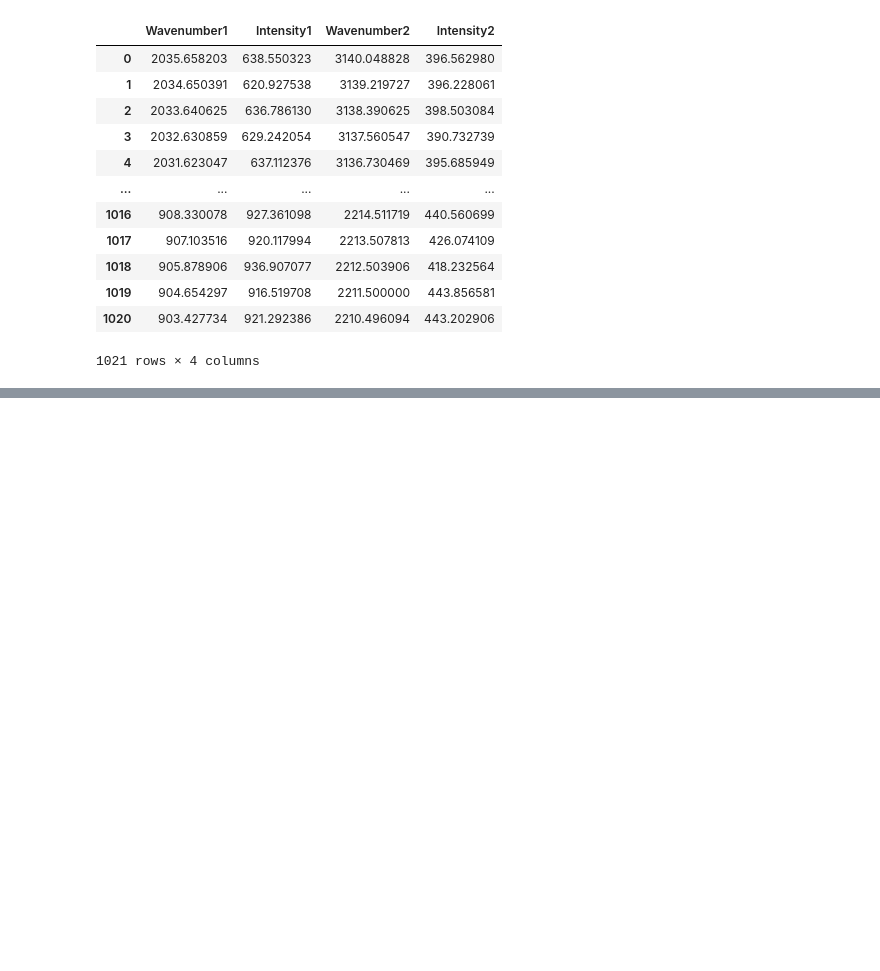
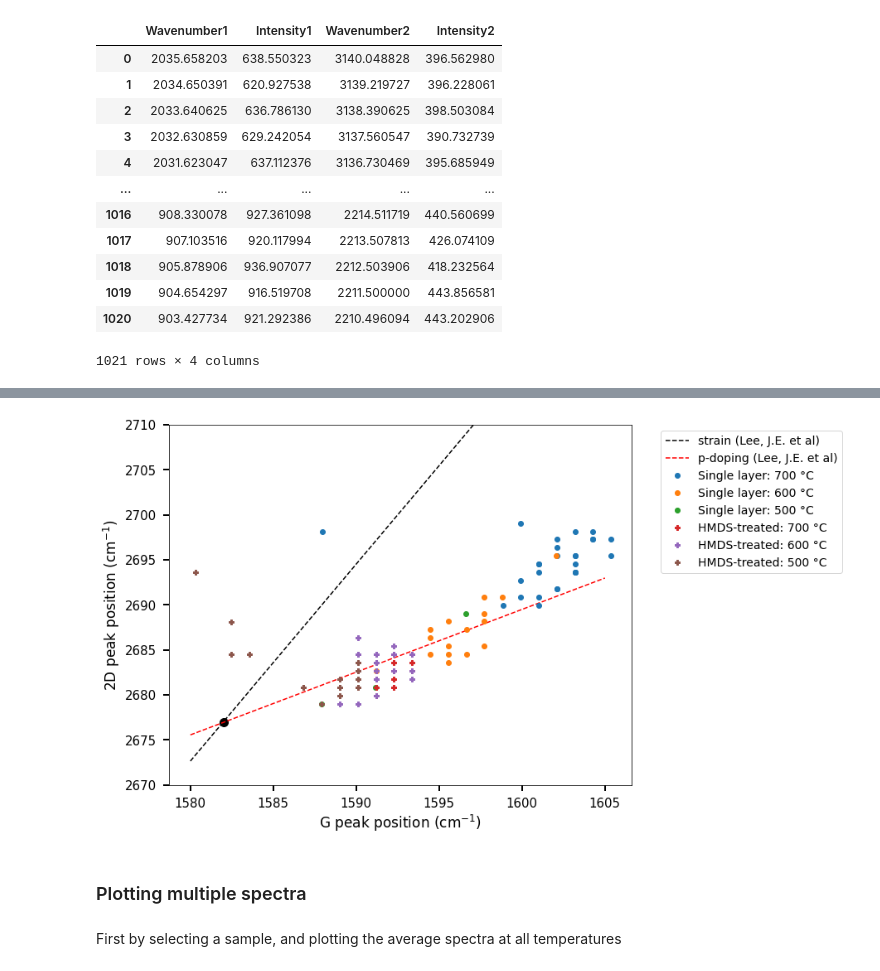
Before and after one commit to anaisgr/masters, a Jupyter notebook: raman_analysis.ipynb, the cells around one changed output, grey strips where cells are left out. Cells and saved outputs as stored; diff of their text form; code cells hidden in the pictures; blank space fills up the shorter version.

```diff
--- a/raman_analysis.ipynb
+++ b/raman_analysis.ipynb
@@ -151,0 +292,36 @@ def get_data_stats(data):
+# %%
+def plot_peak_shifts(ts, *samples):
+    fig = plt.figure(figsize=(10,8))
+    ax = fig.add_subplot(111)
+    markers = ['o', 'P', 'd', 'X']
+    strain_shift = np.poly1d([2.1866773,-782.30125634])
+    p_doping_shift = np.poly1d([6.96659036e-01,1.57483421e+03])
+    ax.plot(1582, 2677, 'ko', markersize=10, label=None)
+    X = np.linspace(1580, 1605, 100)
+    ax.plot(X, strain_shift(X), 'k--', label="strain (Lee, J.E. et al)")
+    ax.plot(X, p_doping_shift(X), 'r--', label="p-doping (Lee, J.E. et al)")
+    for i,sample in enumerate(samples):
+        if ts == "all":
+            ts = sorted(list(set(sample["data"].keys())))
+        #ts = [700]
+        for t in ts:
+            g_peaks = [getattr(i, 'g_peak')['pos'] for i in sample['data'][t]]
+            d2_peaks = [getattr(i, 'd2_peak')['pos'] for i in sample['data'][t]]
+            ax.plot(g_peaks, d2_peaks, markers[i], label=f"{sample['name']}: {t} °C")
+    kwargs = dict(labelsize=15, pad=8, width=2, length=7, direction='out')#, labelrotation=20)
+    ax.tick_params(**kwargs)
+    ax.set_ylabel(r'2D peak position (cm$^{-1}$)', fontsize=17)
+    ax.set_xlabel(r'G peak position (cm$^{-1}$)', fontsize=17)
+    ax.set_ylim((2670, 2710))
+    ax.legend(fontsize=14, bbox_to_anchor=(1.05, 1))
+# %%
+%matplotlib inline
+boot['name'] = 'Single layer'  #This is just switching the sample names for better presentation
+hmds['name'] = 'HMDS-treated'
+plot_peak_shifts([700, 600, 500], boot, hmds)
+# %% [output]
+[figure, added]
+# %% [markdown]
+### Plotting multiple spectra
+# %% [markdown]
+First by selecting a sample, and plotting the average spectra at all temperatures
```
Also changed, not shown: parts of 22 cells of this notebook.
